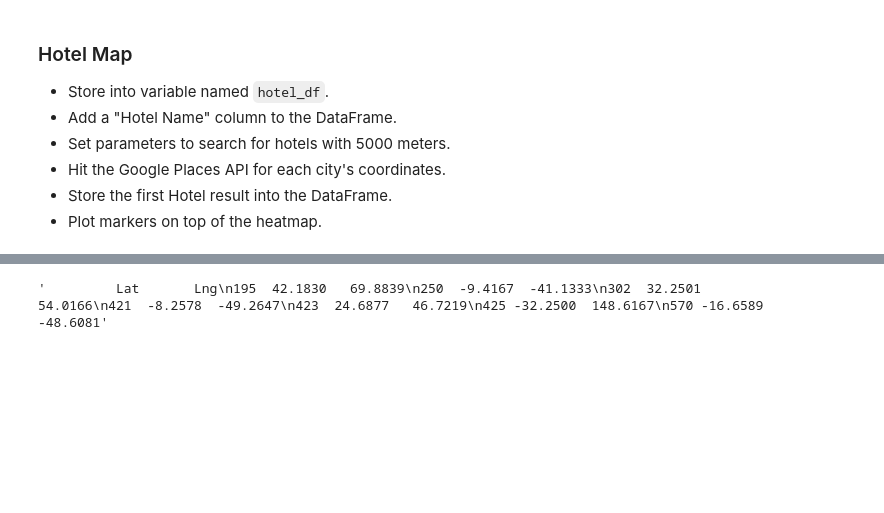
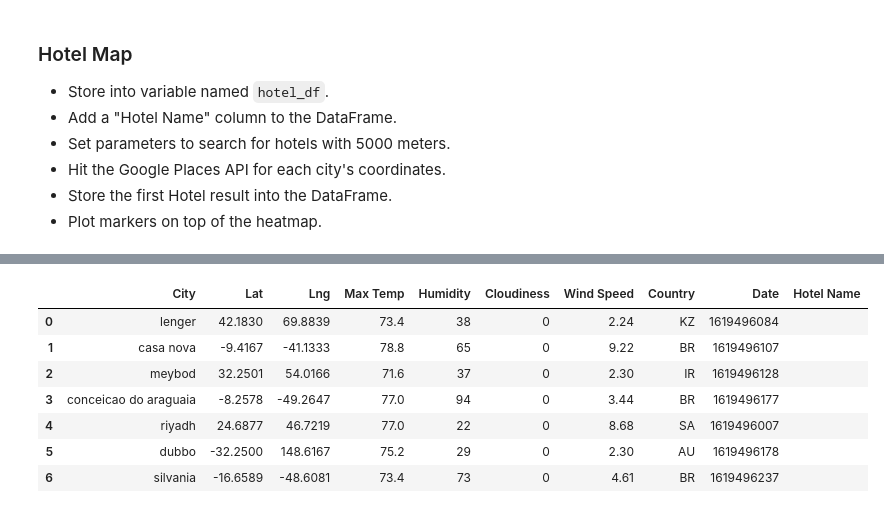
Before and after one commit to mpario/python-api-challenge, a Jupyter notebook: vacationpy.ipynb, the cells around one changed output, grey strips where cells are left out. Cells and saved outputs as stored; diff of their text form; code cells hidden in the pictures; blank space fills up the shorter version.

```diff
--- a/vacationpy.ipynb
+++ b/vacationpy.ipynb
@@ -99,9 +97,18 @@ vacationpy_weather_crit
 | 423 | riyadh | 24.6877 | 46.7219 | 77.0 | 22 | 0 | 8.68 | SA | 1619496007 |  |
 | 425 | dubbo | -32.2500 | 148.6167 | 75.2 | 29 | 0 | 2.30 | AU | 1619496178 |  |
 | 570 | silvania | -16.6589 | -48.6081 | 73.4 | 73 | 0 | 4.61 | BR | 1619496237 |  |
-# %%
-target_coordinates = vacationpy_weather_crit[['Lat','Lng']]
-str(target_coordinates)
-# %% [output]
-'         Lat       Lng\n195  42.1830   69.8839\n250  -9.4167  -41.1333\n302  32.2501   54.0166\n421  -8.2578  -49.2647\n423  24.6877   46.7219\n425 -32.2500  148.6167\n570 -16.6589  -48.6081'
+# %%
+# target_coordinates = vacationpy_weather_crit[['Lat','Lng']]
+# target_coordinates = target_coordinates.reset_index(drop=True)
+vacationpy_weather_crit = vacationpy_weather_crit.reset_index(drop=True)
+vacationpy_weather_crit
+# %% [output]
+|  | City | Lat | Lng | Max Temp | Humidity | Cloudiness | Wind Speed | Country | Date | Hotel Name |
+| 0 | lenger | 42.1830 | 69.8839 | 73.4 | 38 | 0 | 2.24 | KZ | 1619496084 |  |
+| 1 | casa nova | -9.4167 | -41.1333 | 78.8 | 65 | 0 | 9.22 | BR | 1619496107 |  |
+| 2 | meybod | 32.2501 | 54.0166 | 71.6 | 37 | 0 | 2.30 | IR | 1619496128 |  |
+| 3 | conceicao do araguaia | -8.2578 | -49.2647 | 77.0 | 94 | 0 | 3.44 | BR | 1619496177 |  |
+| 4 | riyadh | 24.6877 | 46.7219 | 77.0 | 22 | 0 | 8.68 | SA | 1619496007 |  |
+| 5 | dubbo | -32.2500 | 148.6167 | 75.2 | 29 | 0 | 2.30 | AU | 1619496178 |  |
+| 6 | silvania | -16.6589 | -48.6081 | 73.4 | 73 | 0 | 4.61 | BR | 1619496237 |  |
 # %%
```
Also changed, not shown: parts of 9 cells of this notebook.
